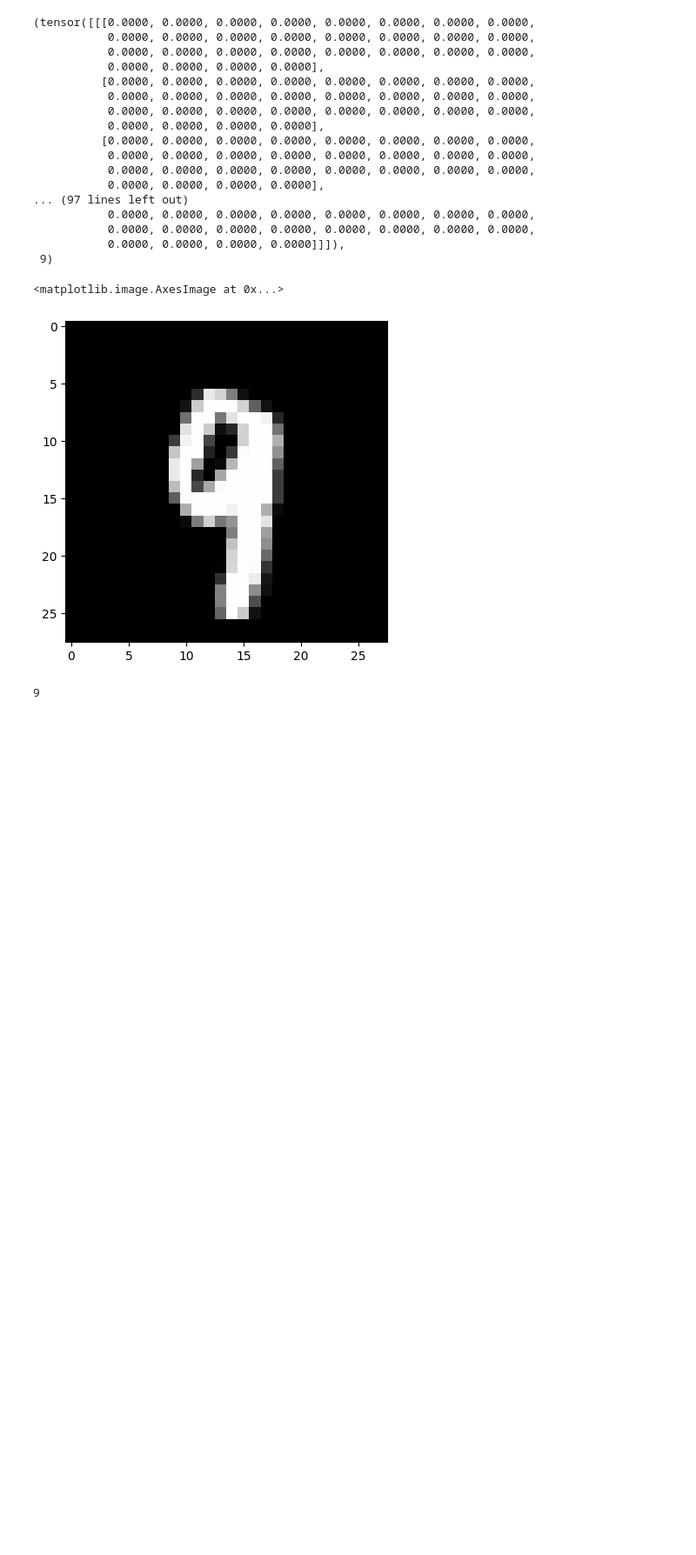
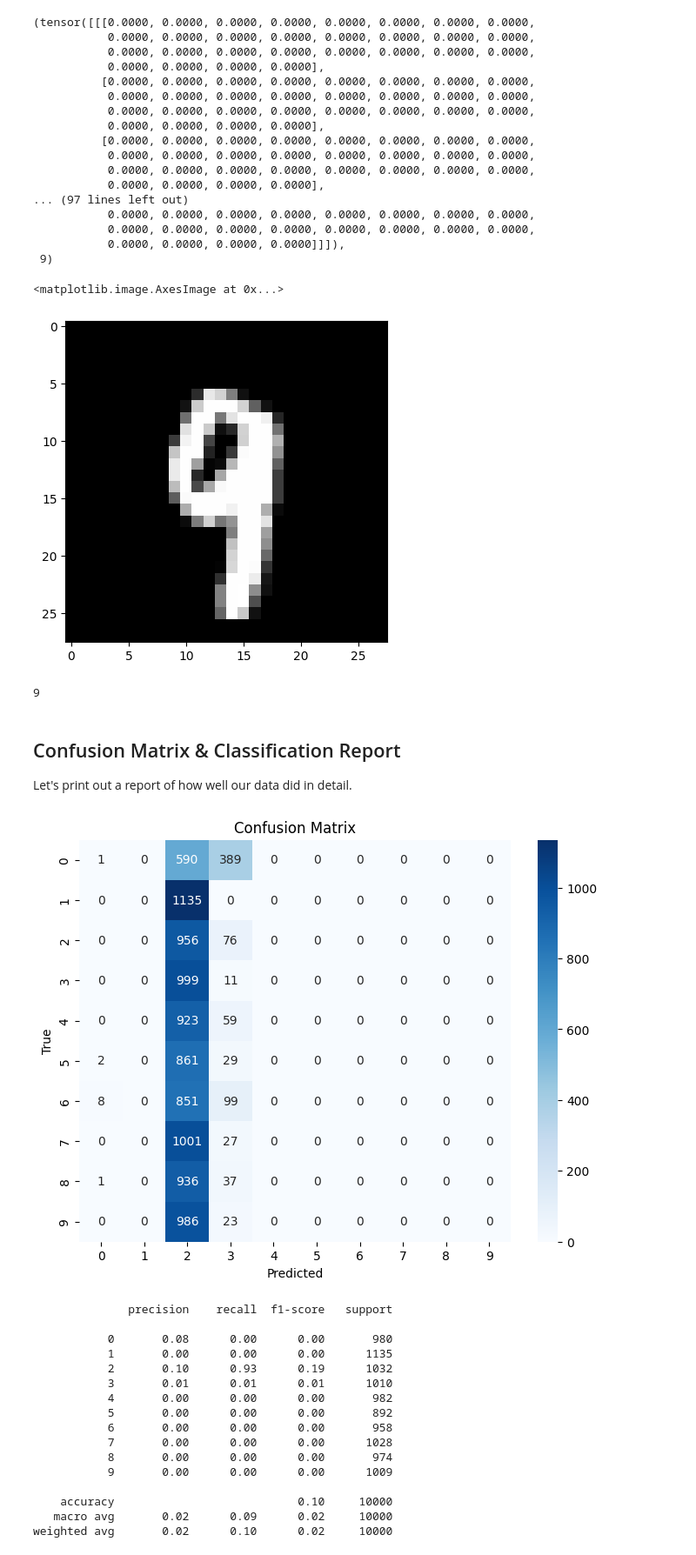
Before and after one commit to ethanvillalovoz/pytorch-basic-nn, a Jupyter notebook: src/5_CNN.ipynb, the cells around one changed output. Shown at 87% size. Saved outputs shown, nothing was run; the diff lists cells and outputs as text; code cells hidden in the pictures; blank space fills up the shorter version.

```diff
--- a/src/5_CNN.ipynb
+++ b/src/5_CNN.ipynb
@@ -296,3 +352,50 @@ with torch.no_grad():
 predicted_class.item()  # Get the predicted class as a Python integer
 # %% [output]
 9
+# %% [markdown]
+## Confusion Matrix & Classification Report
+
+Let's print out a report of how well our data did in detail.
+# %%
+from sklearn.metrics import confusion_matrix, classification_report
+import seaborn as sns
+
+# Get all test predictions
+all_preds = []
+all_labels = []
+with torch.no_grad():
+    for X_test, y_test in test_loader:
+        y_val = model(X_test)
+        preds = torch.max(y_val.data, 1)[1]
+        all_preds.extend(preds.numpy())
+        all_labels.extend(y_test.numpy())
+
+# Confusion matrix
+cm = confusion_matrix(all_labels, all_preds)
+plt.figure(figsize=(8,6))
+sns.heatmap(cm, annot=True, fmt='d', cmap='Blues')
+plt.xlabel('Predicted')
+plt.ylabel('True')
+plt.title('Confusion Matrix')
+plt.show()
+
+# Classification report
+print(classification_report(all_labels, all_preds))
+# %% [output]
+[figure, added]
+              precision    recall  f1-score   support
+
+           0       0.08      0.00      0.00       980
+           1       0.00      0.00      0.00      1135
+           2       0.10      0.93      0.19      1032
+           3       0.01      0.01      0.01      1010
+           4       0.00      0.00      0.00       982
+           5       0.00      0.00      0.00       892
+           6       0.00      0.00      0.00       958
+           7       0.00      0.00      0.00      1028
+           8       0.00      0.00      0.00       974
+           9       0.00      0.00      0.00      1009
+
+    accuracy                           0.10     10000
+   macro avg       0.02      0.09      0.02     10000
+weighted avg       0.02      0.10      0.02     10000
```
Also changed, not shown: parts of 16 cells of this notebook, 2 other files.
